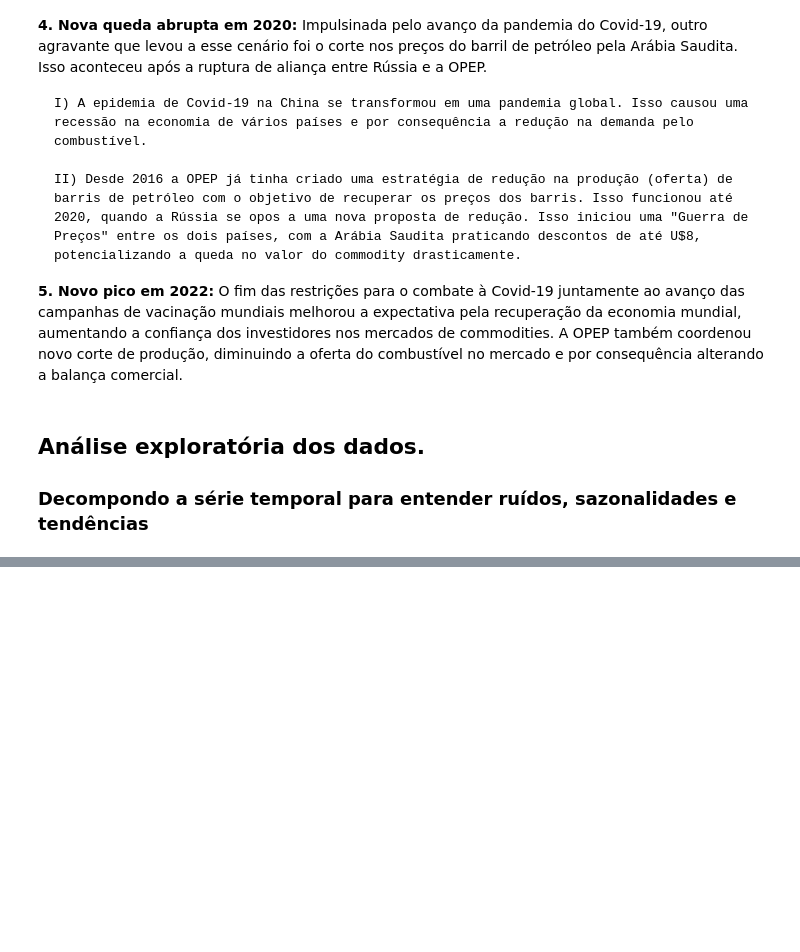
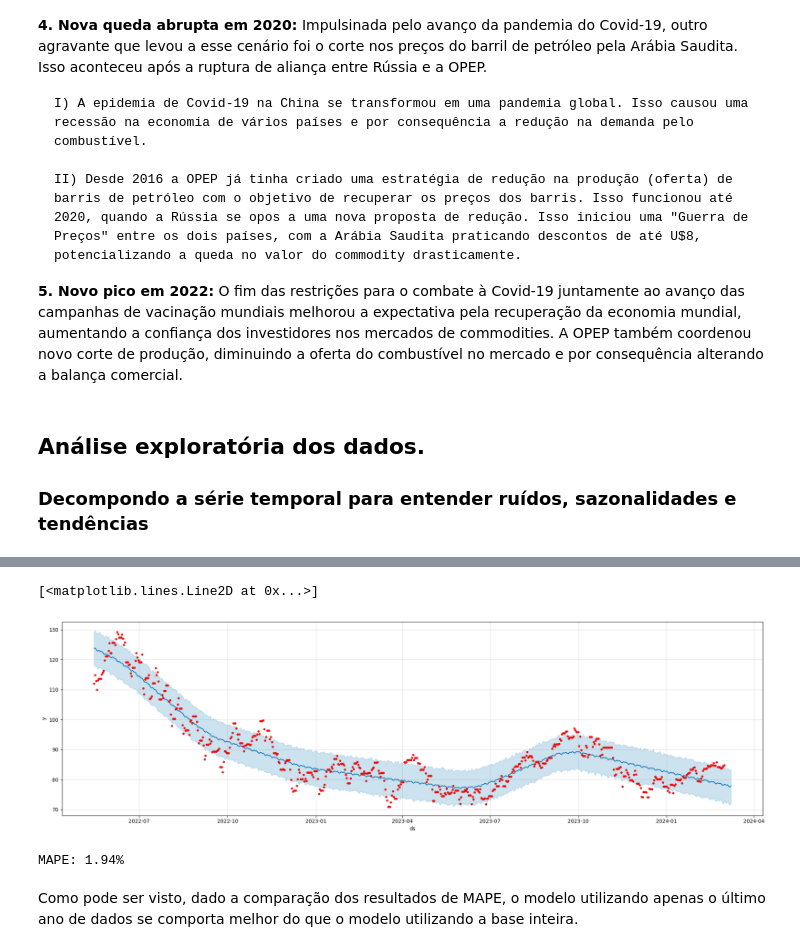
Before and after one commit to sergiolvelloso/grupo119-dtat-brent-price, a Jupyter notebook: dev-modelo.ipynb, the cells around one changed output, grey strips where cells are left out. Drawn from its saved outputs; the diff is of its cells as text; code cells hidden in the pictures; blank space fills up the shorter version.

```diff
--- a/dev-modelo.ipynb
+++ b/dev-modelo.ipynb
@@ -214,0 +271,2 @@ df_eda.isna()
+# %%
+df_prophet_2_anos = df_prophet[-365:]
@@ -214,0 +284,6 @@ df_eda.isna()
+# %%
+modelo = Prophet(daily_seasonality=True)
+modelo.fit(treino_dois_anos)
+dataFramefuture = modelo.make_future_dataframe(periods=7, freq='D')
+previsao_2_anos = modelo.predict(dataFramefuture)
+previsao_2_anos.head()
@@ -214,0 +299,28 @@ df_eda.isna()
+# %%
+modelo.plot(previsao_2_anos, figsize=(20,6))
+plt.plot(treino_dois_anos['ds'], treino_dois_anos['y'], '.r')
+# %% [output]
+[<matplotlib.lines.Line2D at 0x...>]
+[figure, added]
+# %%
+# Extrair as colunas relevantes dos DataFrames
+previsao_cols = ['ds', 'yhat']
+valores_reais_cols = ['ds', 'y']
+
+previsao = previsao_2_anos[previsao_cols]
+valores_reais = treino_dois_anos[valores_reais_cols]
+
+# Mesclar os DataFrames nas colunas 'ds' para comparar previsões e valores reais
+resultados = pd.merge(previsao_2_anos, valores_reais, on='ds', how='inner')
+
+# Calcular o erro percentual absoluto para cada ponto de dados
+resultados['erro_percentual_absoluto'] = np.abs((resultados['y'] - resultados['yhat']) / resultados['y']) * 100
+
+# Calcular o MAPE
+mape = np.mean(resultados['erro_percentual_absoluto'])
+
+print(f"MAPE: {mape:.2f}%")
+# %% [output]
+MAPE: 1.94%
+# %% [markdown]
+Como pode ser visto, dado a comparação dos resultados de MAPE, o modelo utilizando apenas o último ano de dados se comporta melhor do que o modelo utilizando a base inteira.
```
Also changed, not shown: parts of 24 cells of this notebook.
